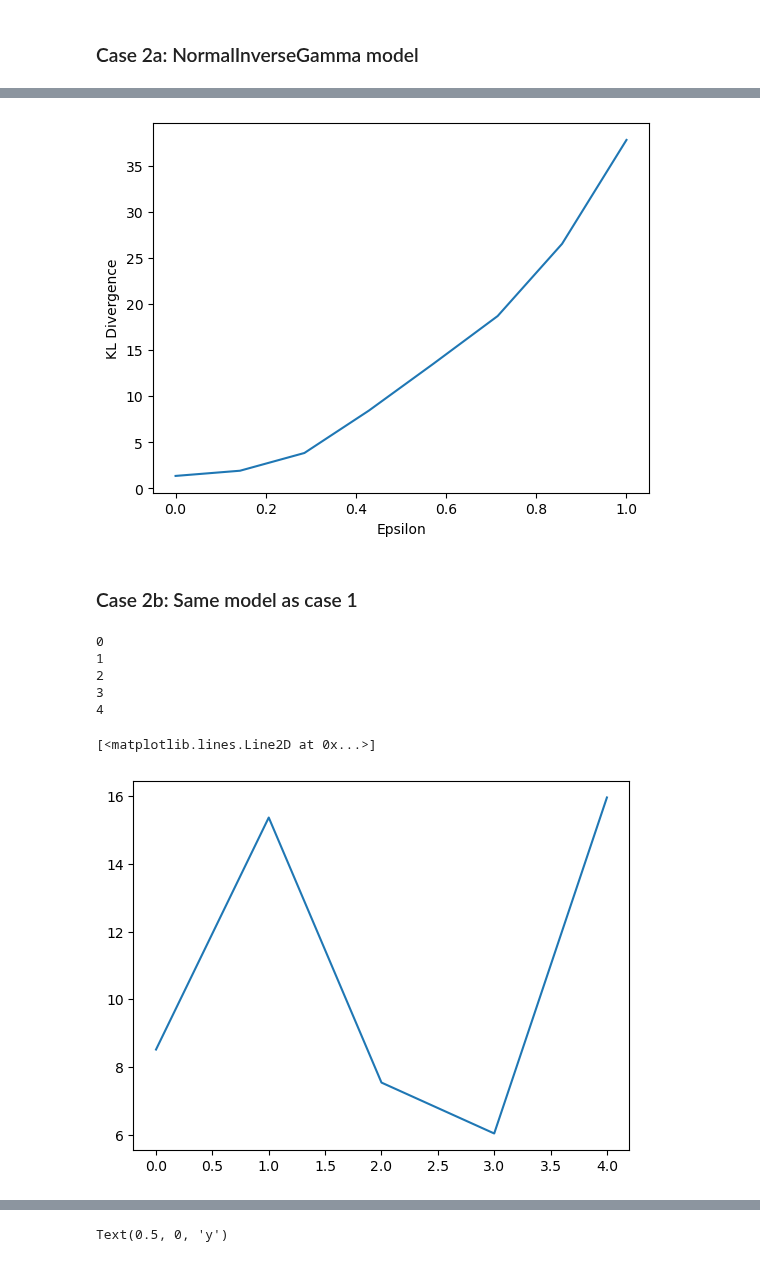
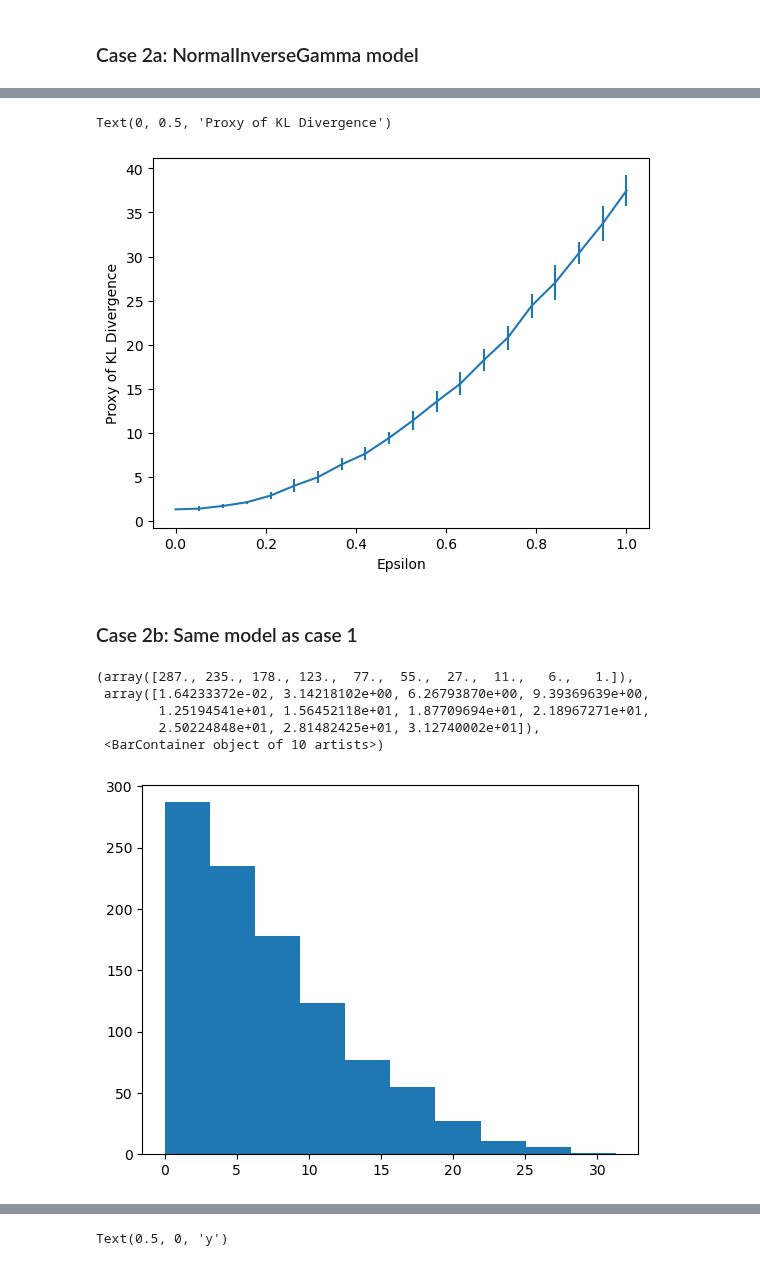
Before and after one commit to pablogarciarce/AdvReg, a Jupyter notebook: notebooks/test_distr_attack.ipynb, the cells around one changed output, grey strips where cells are left out. Saved outputs shown, nothing was run; the diff lists cells and outputs as text; code cells hidden in the pictures.

Commit message:
added toy dataset results and generalized attacks to more distributions

```diff
--- a/notebooks/test_distr_attack.ipynb
+++ b/notebooks/test_distr_attack.ipynb
@@ -298,21 +317,24 @@ def compute_kl_divergence(epsilon):
     val = -torch.mean(torch.log(pi(y_samples, torch.tensor(x_adv_distr, dtype=torch.float32), model.sample_posterior_distribution(100))))
     return val
 
+kl_alls = []
 # Define the range of epsilon values
-epsilons = np.linspace(0, 1, 8)
+epsilons = np.linspace(0, 1, 20)
 
-# Use joblib to parallelize the computation of KL divergences
-kl_values = Parallel(n_jobs=n_jobs)(
-    delayed(compute_kl_divergence)(epsilon) for epsilon in epsilons
-)
+for _ in range(10):
+    # Use joblib to parallelize the computation of KL divergences
+    kl_values = Parallel(n_jobs=n_jobs)(
+        delayed(compute_kl_divergence)(epsilon) for epsilon in epsilons
+    )
+    kl_alls.append(kl_values)
 
-# Plotting the results
-plt.plot(epsilons, kl_values)
+# error bars as std
+plt.errorbar(epsilons, np.mean(kl_alls, axis=0), yerr=2*np.std(kl_alls, axis=0))
 plt.xlabel('Epsilon')
-plt.ylabel('KL Divergence')
-plt.show()
+plt.ylabel('Proxy of KL Divergence')
 # %% [output]
+Text(0, 0.5, 'Proxy of KL Divergence')
-[figure, old version]
+[figure, new version]
 # %% [markdown]
 ### Case 2b: Same model as case 1
 # %%
@@ -339,23 +361,18 @@ kl = - kl_div(mu_n, lam_n, sigma2, x, x_adv)  # maximum disruption problem
 kl.backward()
 real_grad = x_adv.grad.clone().detach()
 # %%
-# check gradient estimation   ??????????????????????????
-# TODO: La estimación es buena en dirección pero no en magnitud. ¿Por qué? algo proporcional a beta pero nada mas?
-
 norms = []
-for it in range(5):
-    print(it)
+for it in range(1000):
     y = model.sample_predictive_distribution(x, num_samples=1)
     gradient_estimate = mlmc_gradient_estimator(y, x_adv, 100, model, M0=2, tau=1)
     norms.append(torch.norm(real_grad - gradient_estimate).detach().item())
 
-plt.plot(norms)
+plt.hist(norms, bins=20)
 # %% [output]
-0
-1
-2
-3
-4
+(array([287., 235., 178., 123.,  77.,  55.,  27.,  11.,   6.,   1.]),
+ array([1.64233372e-02, 3.14218102e+00, 6.26793870e+00, 9.39369639e+00,
+        1.25194541e+01, 1.56452118e+01, 1.87709694e+01, 2.18967271e+01,
+        2.50224848e+01, 2.81482425e+01, 3.12740002e+01]),
+ <BarContainer object of 10 artists>)
-[<matplotlib.lines.Line2D at 0x...>]
-[figure, old version]
+[figure, new version]
 # %%
```
Also changed, not shown: parts of 20 cells of this notebook, 1 other file.
